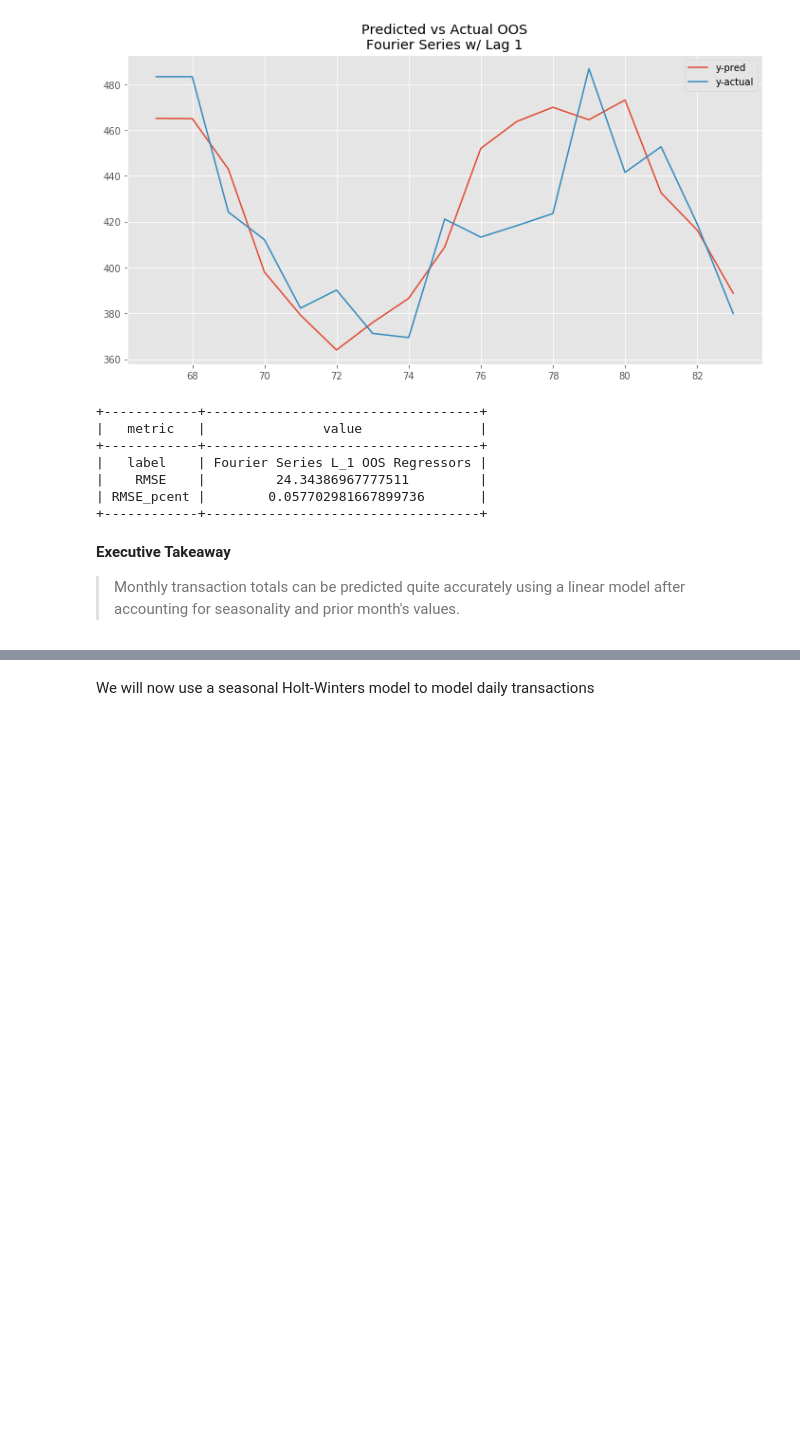
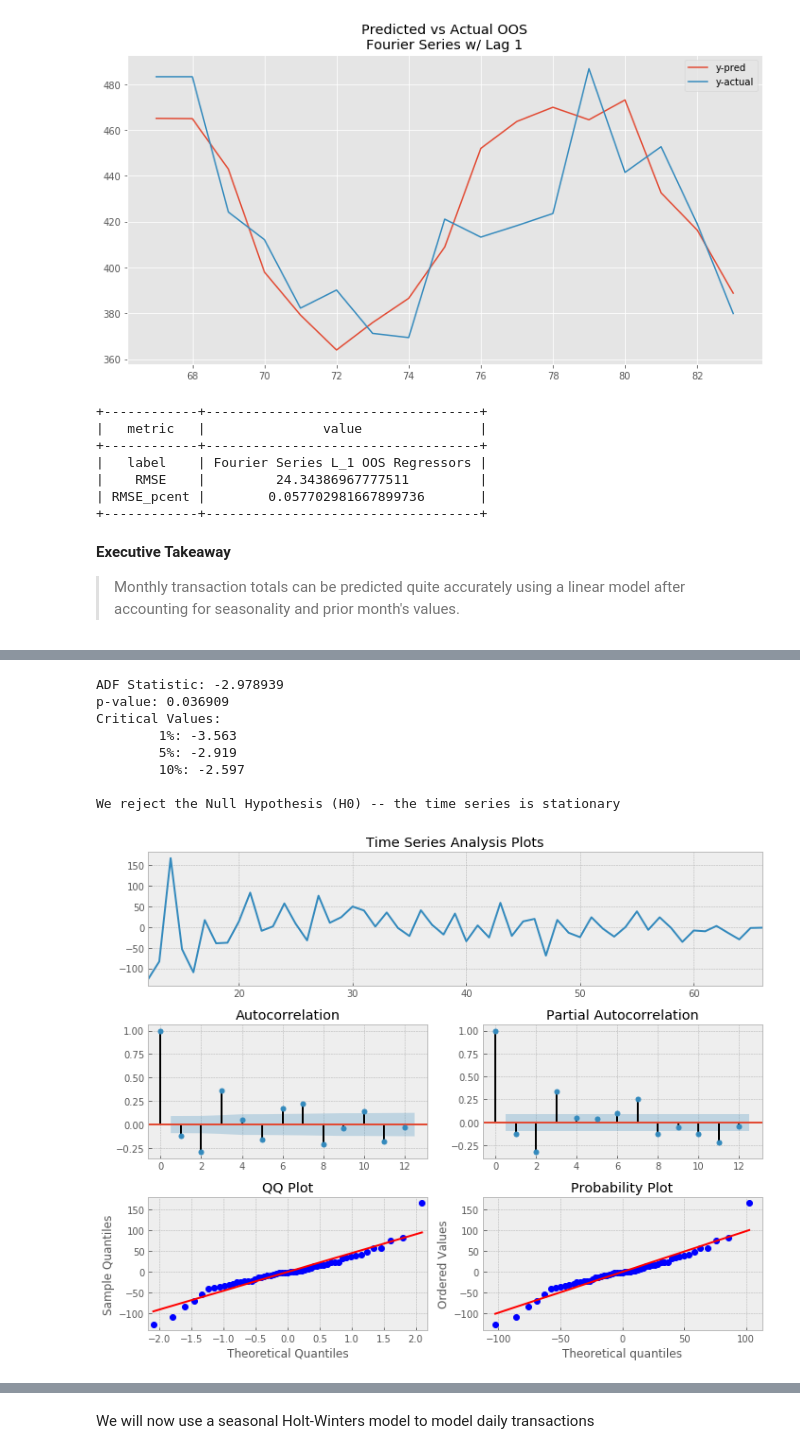
Before and after one commit to harizhisham/amarcord-1, a Jupyter notebook: local_amarcord_data_dd.ipynb, the cells around one changed output, grey strips where cells are left out. Drawn from its saved outputs; the diff is of its cells as text; code cells hidden in the pictures; blank space fills up the shorter version.

```diff
--- a/local_amarcord_data_dd.ipynb
+++ b/local_amarcord_data_dd.ipynb
@@ -472,0 +489,3 @@ perf_in['monthly_incoming'] = testing.measure_error(y_train, y_hat, label='Fouri
+# %%
+perf_out = {}
+perf_out['monthly_incoming'] = testing.measure_error(y_test, Y_pred, label='Fourier Series OOS Regressors')
@@ -589,0 +618,26 @@ __Executive Takeaway__
+# %%
+X_f_m = []
+for n,a in enumerate(monthly_ts.index):
+    x = [1, n, np.sin(2 * n * np.pi / 12), np.cos(2 * n * np.pi / 12)]
+    X_f_m +=[x]
+
+X = pd.DataFrame(X_f_m,columns=['Const', 'Idx', 'Sin', 'Cos'])
+X['L_1'] = pd.DataFrame(y).shift(1)
+X['L_3'] = pd.DataFrame(y).shift(3)
+X['L_6'] = pd.DataFrame(y).shift(6)
+X['L_12'] = pd.DataFrame(y).shift(12)
+# %%
+y = list(monthly_ts['Amount'])
+
+X_train, X_test, y_train, y_test = train_test_split(X,
+                                                    y,
+                                                    test_size=0.2,
+                                                    random_state=42,
+                                                    shuffle=False)
+# %%
+import statsmodels.api as sm # Time Series Analysis
+
+reg = sm.OLS(y_train[12:],
+             X_train.iloc[12:,[0,1,4,5,6,7]])
+results = reg.fit()
+results.summary()
@@ -589,0 +670,12 @@ __Executive Takeaway__
+# %%
+testing.ts_plot(results.resid, lags=12)
+# %% [output]
+ADF Statistic: -2.978939
+p-value: 0.036909
+Critical Values:
+        1%: -3.563
+        5%: -2.919
+        10%: -2.597
+
+We reject the Null Hypothesis (H0) -- the time series is stationary
+[figure, added]
```
Also changed, not shown: parts of 46 cells of this notebook.
